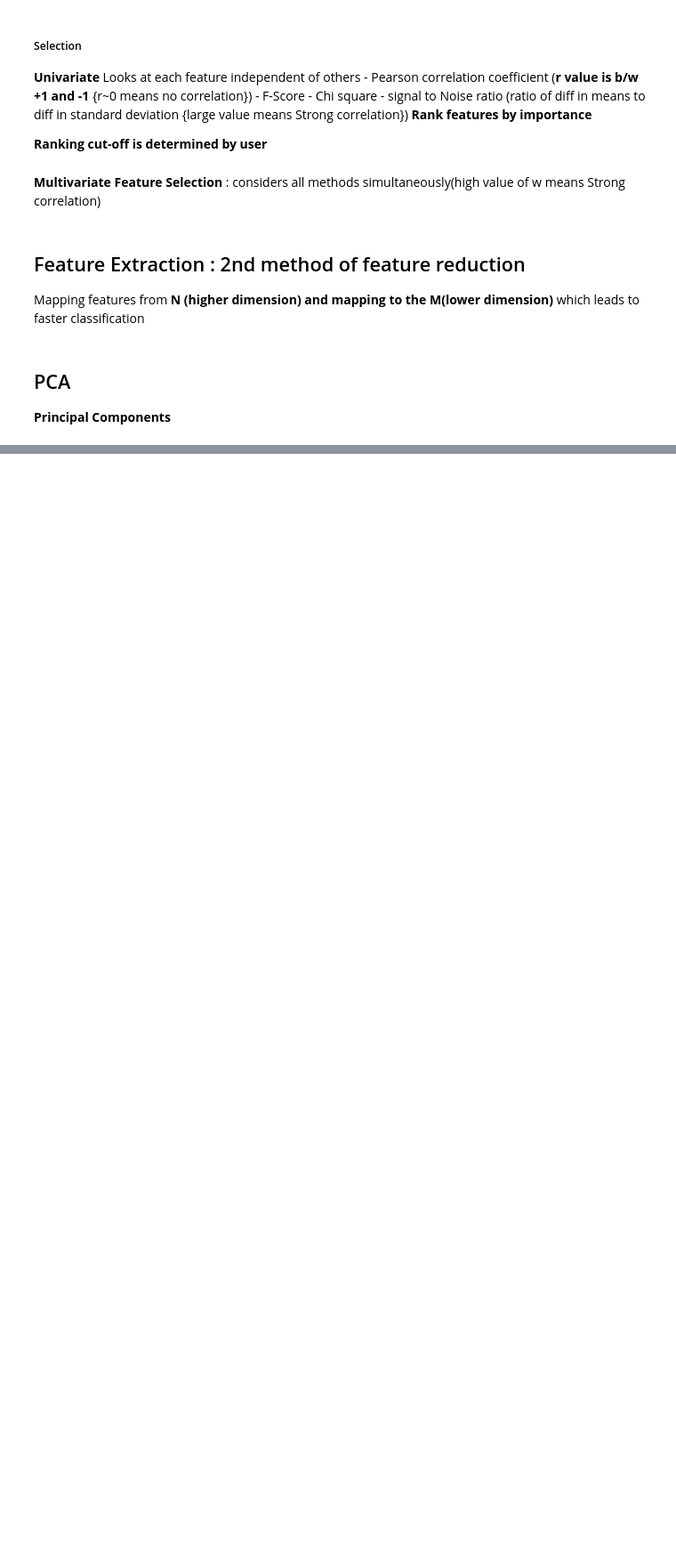
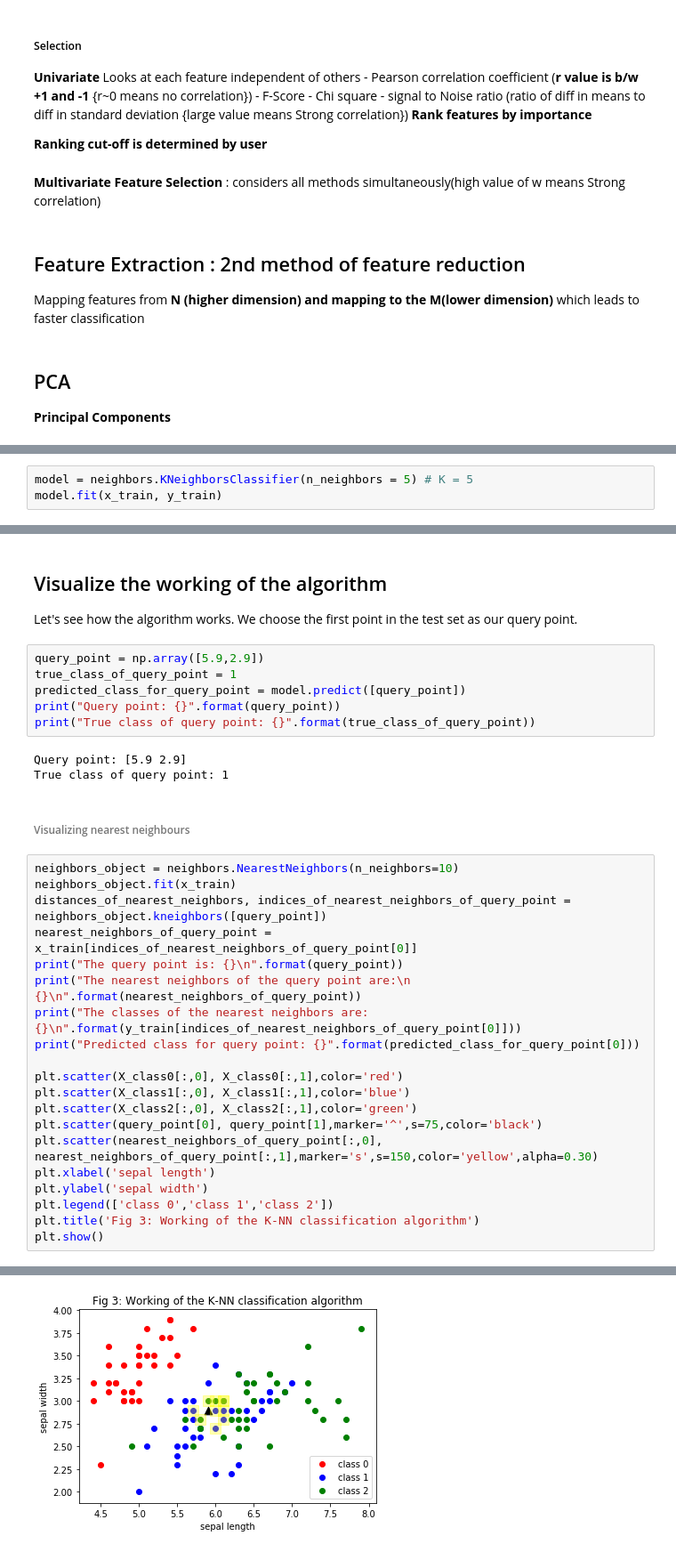
Before and after one commit to laxmankishore/ML-Algorithms, a Jupyter notebook: K Nearest Neighbour.ipynb, the cells around one changed output, grey strips where cells are left out. Shown: that part at 89% size. Cells and saved outputs as stored; diff of their text form; blank space fills up the shorter version.

```diff
--- a/K Nearest Neighbour.ipynb
+++ b/K Nearest Neighbour.ipynb
@@ -146,0 +210,3 @@ Mapping features from **N (higher dimension) and mapping to the M(lower dimensio
+# %%
+model = neighbors.KNeighborsClassifier(n_neighbors = 5) # K = 5
+model.fit(x_train, y_train)
@@ -146,0 +217,37 @@ Mapping features from **N (higher dimension) and mapping to the M(lower dimensio
+# %% [markdown]
+Visualize the working of the algorithm
+-------------------------------
+Let's see how the algorithm works.
+We choose the first point in the test set as our query point.
+# %%
+query_point = np.array([5.9,2.9])
+true_class_of_query_point = 1
+predicted_class_for_query_point = model.predict([query_point])
+print("Query point: {}".format(query_point))
+print("True class of query point: {}".format(true_class_of_query_point))
+# %% [output]
+Query point: [5.9 2.9]
+True class of query point: 1
+# %% [markdown]
+###### Visualizing nearest neighbours
+# %%
+neighbors_object = neighbors.NearestNeighbors(n_neighbors=10)
+neighbors_object.fit(x_train)
+distances_of_nearest_neighbors, indices_of_nearest_neighbors_of_query_point = neighbors_object.kneighbors([query_point])
+nearest_neighbors_of_query_point = x_train[indices_of_nearest_neighbors_of_query_point[0]]
+print("The query point is: {}\n".format(query_point))
+print("The nearest neighbors of the query point are:\n {}\n".format(nearest_neighbors_of_query_point))
+print("The classes of the nearest neighbors are: {}\n".format(y_train[indices_of_nearest_neighbors_of_query_point[0]]))
+print("Predicted class for query point: {}".format(predicted_class_for_query_point[0]))
+
+plt.scatter(X_class0[:,0], X_class0[:,1],color='red')
+plt.scatter(X_class1[:,0], X_class1[:,1],color='blue')
+plt.scatter(X_class2[:,0], X_class2[:,1],color='green')
+plt.scatter(query_point[0], query_point[1],marker='^',s=75,color='black')
+plt.scatter(nearest_neighbors_of_query_point[:,0], nearest_neighbors_of_query_point[:,1],marker='s',s=150,color='yellow',alpha=0.30)
+plt.xlabel('sepal length')
+plt.ylabel('sepal width')
+plt.legend(['class 0','class 1','class 2'])
+plt.title('Fig 3: Working of the K-NN classification algorithm')
+plt.show()
+# %% [output]
@@ -146,0 +271 @@ Mapping features from **N (higher dimension) and mapping to the M(lower dimensio
+[figure, added]
```
Also changed, not shown: parts of 29 cells of this notebook.
